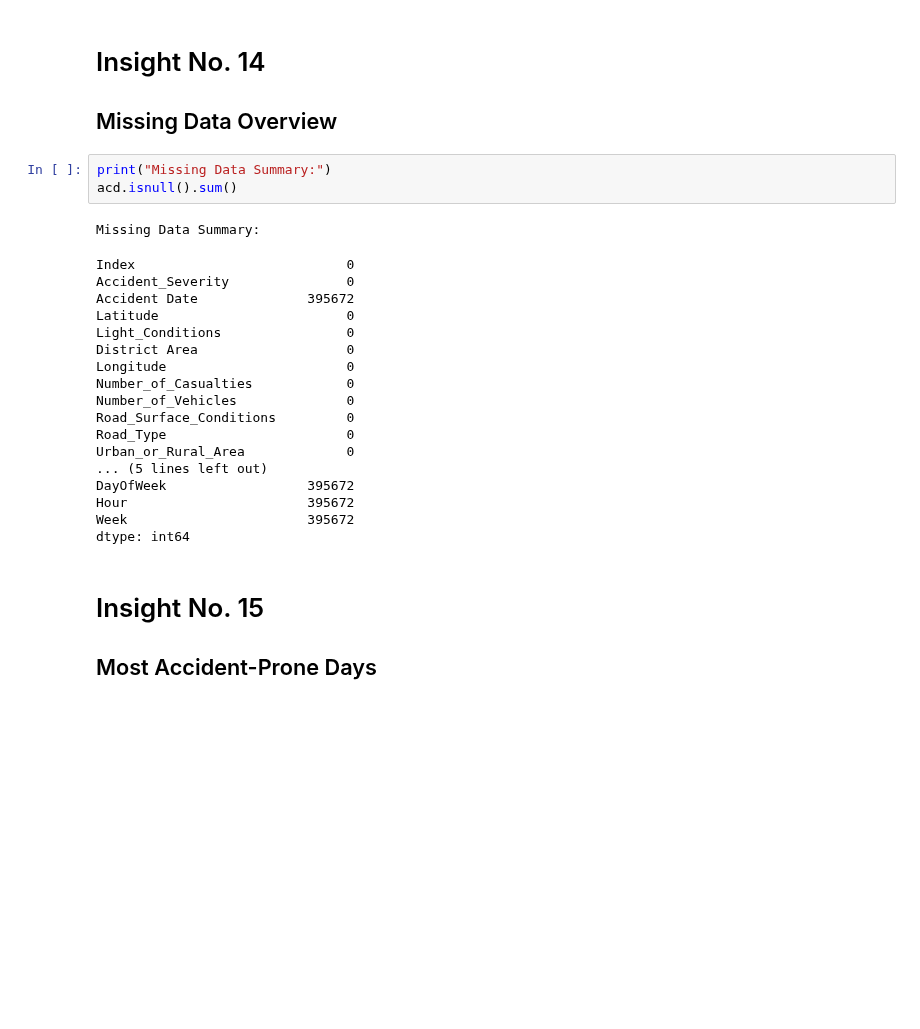
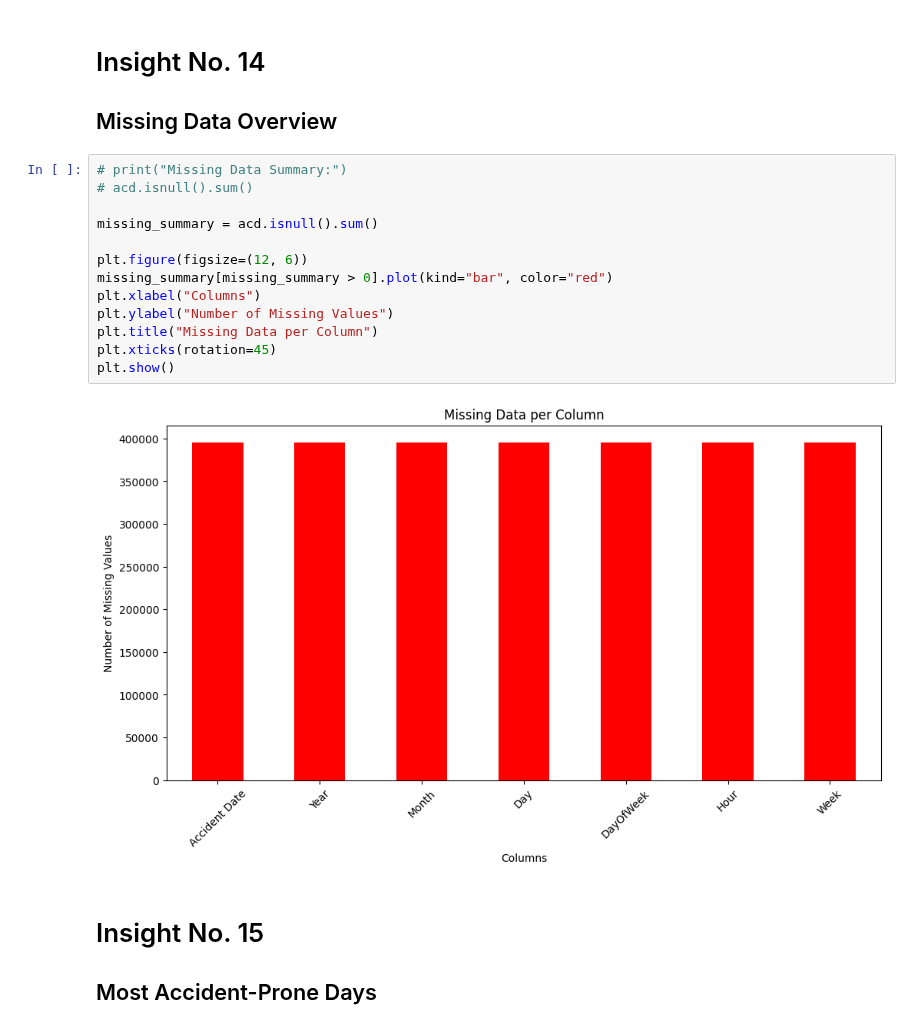
Before and after one commit to String1010/ITD_101, a Jupyter notebook: Activity4.ipynb, the cells around one changed output. Drawn from its saved outputs; the diff is of its cells as text; blank space fills up the shorter version.

```diff
--- a/Activity4.ipynb
+++ b/Activity4.ipynb
@@ -436,27 +456,20 @@ Name: count, dtype: int64
 <h1>Insight No. 14</h1>
 <h2>Missing Data Overview</h2>
 # %%
-print("Missing Data Summary:")
-acd.isnull().sum()
+# print("Missing Data Summary:")
+# acd.isnull().sum()
+
+missing_summary = acd.isnull().sum()
+
+plt.figure(figsize=(12, 6))
+missing_summary[missing_summary > 0].plot(kind="bar", color="red")
+plt.xlabel("Columns")
+plt.ylabel("Number of Missing Values")
+plt.title("Missing Data per Column")
+plt.xticks(rotation=45)
+plt.show()
 # %% [output]
-Missing Data Summary:
-Index                           0
-Accident_Severity               0
-Accident Date              395672
-Latitude                        0
-Light_Conditions                0
-District Area                   0
-Longitude                       0
-Number_of_Casualties            0
-Number_of_Vehicles              0
-Road_Surface_Conditions         0
-Road_Type                       0
-Urban_or_Rural_Area             0
-... (5 lines left out)
-DayOfWeek                  395672
-Hour                       395672
-Week                       395672
-dtype: int64
+[figure, added]
 # %% [markdown]
 <h1>Insight No. 15</h1>
 <h2>Most Accident-Prone Days</h2>
```
Also changed, not shown: parts of 18 cells of this notebook.
